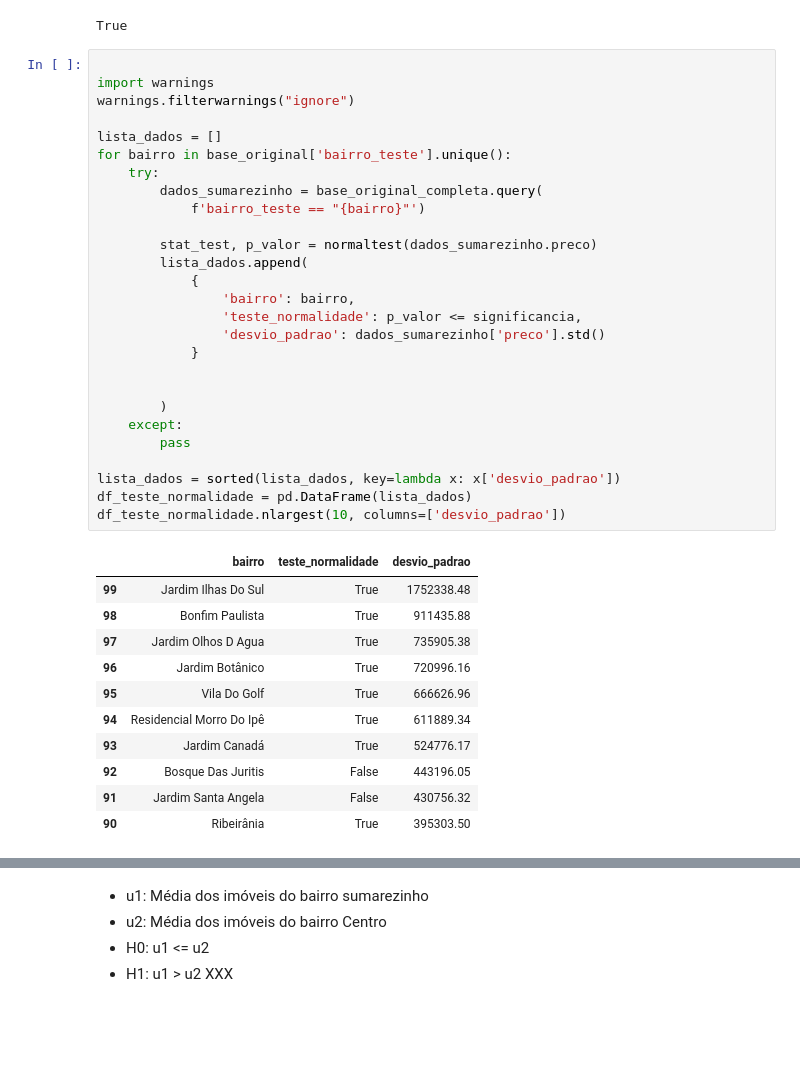
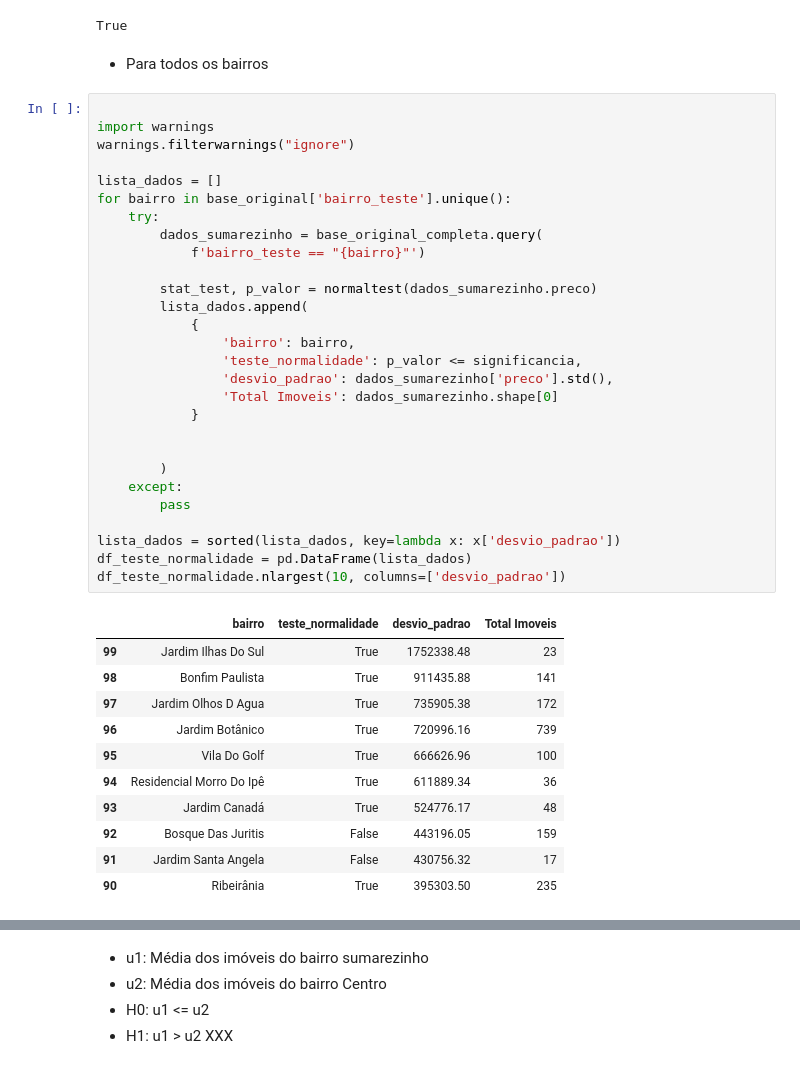
Before and after one commit to rodrigorocha1/extracao_viva_real_selenium, a Jupyter notebook: notebooks_exemplo/visualizacaov2.ipynb, the cells around one changed output, grey strips where cells are left out. Saved outputs shown, nothing was run; the diff lists cells and outputs as text; blank space fills up the shorter version.

Commit message:
arredondando dados

```diff
--- a/notebooks_exemplo/visualizacaov2.ipynb
+++ b/notebooks_exemplo/visualizacaov2.ipynb
@@ -67,42 +68,45 @@ stat_test, p_valor = normaltest(dados_centro.preco)
 p_valor <= significancia
 # %% [output]
 True
+# %% [markdown]
+- Para todos os bairros
 # %%
 
 import warnings
 warnings.filterwarnings("ignore")
 
 lista_dados = []
 for bairro in base_original['bairro_teste'].unique():
     try:
         dados_sumarezinho = base_original_completa.query(
             f'bairro_teste == "{bairro}"')
 
         stat_test, p_valor = normaltest(dados_sumarezinho.preco)
         lista_dados.append(
             {
                 'bairro': bairro,
                 'teste_normalidade': p_valor <= significancia,
-                'desvio_padrao': dados_sumarezinho['preco'].std()
+                'desvio_padrao': dados_sumarezinho['preco'].std(),
+                'Total Imoveis': dados_sumarezinho.shape[0]
             }
 
 
         )
     except:
         pass
 
 lista_dados = sorted(lista_dados, key=lambda x: x['desvio_padrao'])
 df_teste_normalidade = pd.DataFrame(lista_dados)
 df_teste_normalidade.nlargest(10, columns=['desvio_padrao'])
 # %% [output]
-|  | bairro | teste_normalidade | desvio_padrao |
-| 99 | Jardim Ilhas Do Sul | True | 1752338.48 |
-| 98 | Bonfim Paulista | True | 911435.88 |
-| 97 | Jardim Olhos D Agua | True | 735905.38 |
-| 96 | Jardim Botânico | True | 720996.16 |
-| 95 | Vila Do Golf | True | 666626.96 |
-| 94 | Residencial Morro Do Ipê | True | 611889.34 |
-| 93 | Jardim Canadá | True | 524776.17 |
-| 92 | Bosque Das Juritis | False | 443196.05 |
-| 91 | Jardim Santa Angela | False | 430756.32 |
-| 90 | Ribeirânia | True | 395303.50 |
+|  | bairro | teste_normalidade | desvio_padrao | Total Imoveis |
+| 99 | Jardim Ilhas Do Sul | True | 1752338.48 | 23 |
+| 98 | Bonfim Paulista | True | 911435.88 | 141 |
+| 97 | Jardim Olhos D Agua | True | 735905.38 | 172 |
+| 96 | Jardim Botânico | True | 720996.16 | 739 |
+| 95 | Vila Do Golf | True | 666626.96 | 100 |
+| 94 | Residencial Morro Do Ipê | True | 611889.34 | 36 |
+| 93 | Jardim Canadá | True | 524776.17 | 48 |
+| 92 | Bosque Das Juritis | False | 443196.05 | 159 |
+| 91 | Jardim Santa Angela | False | 430756.32 | 17 |
+| 90 | Ribeirânia | True | 395303.50 | 235 |
```
Also changed, not shown: parts of 24 cells of this notebook.
